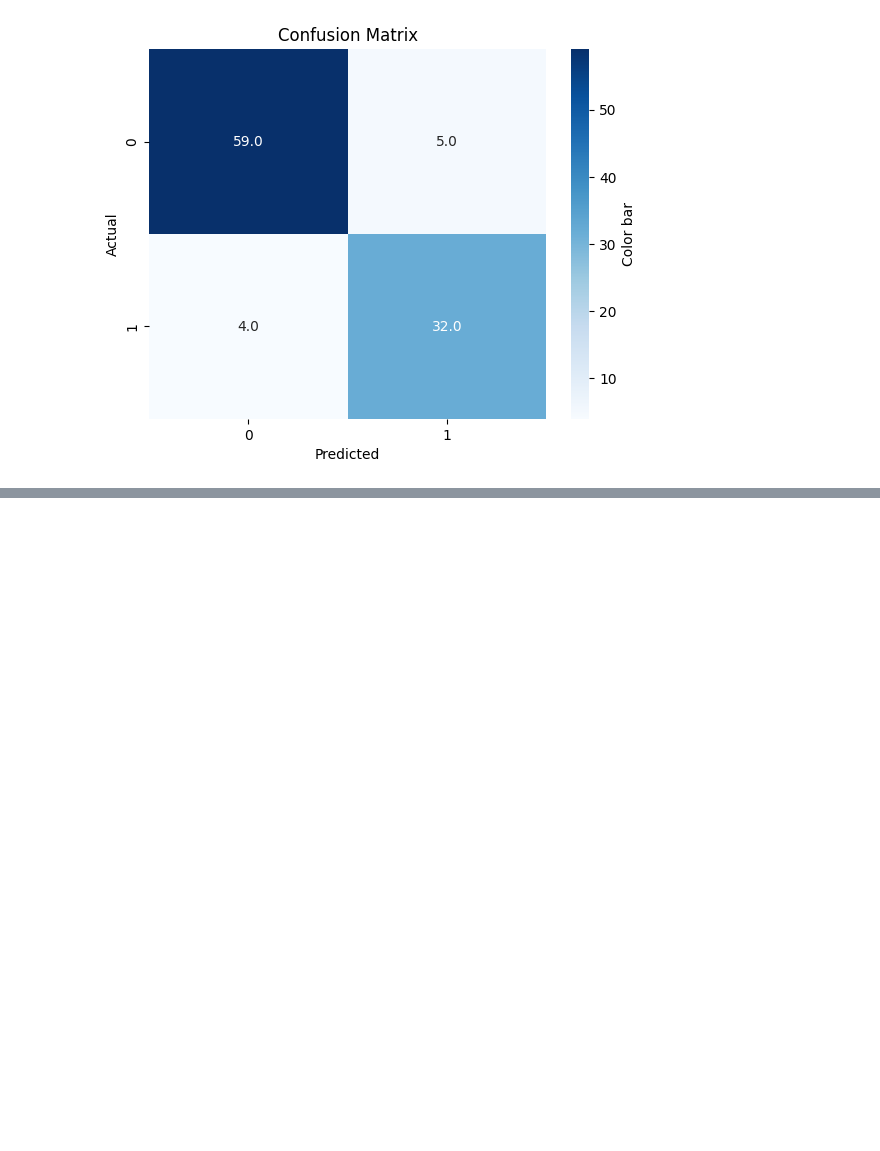
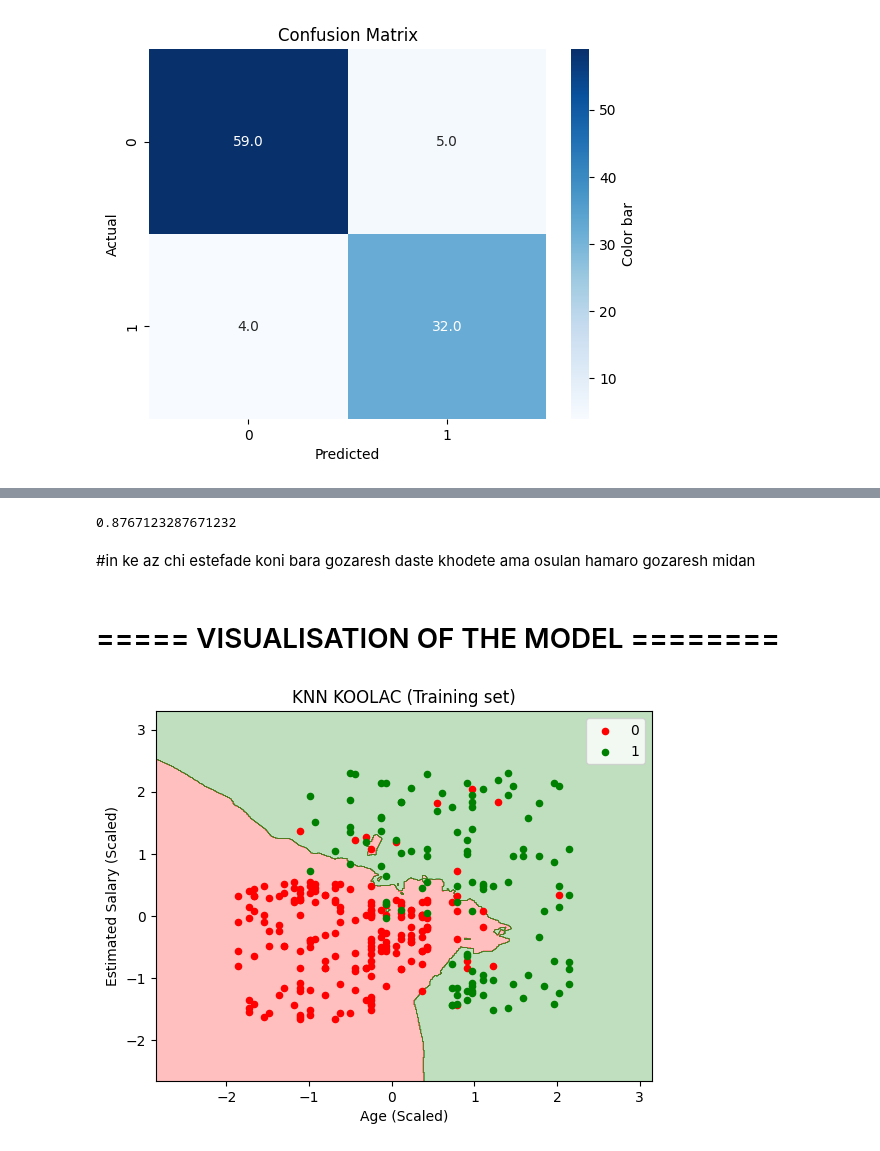
Before and after one commit to mohamadtorres/machinelearningKoolac, a Jupyter notebook: Session 2/knn.ipynb, the cells around one changed output, grey strips where cells are left out. Saved outputs shown, nothing was run; the diff lists cells and outputs as text; code cells hidden in the pictures; blank space fills up the shorter version.

```diff
--- a/Session 2/knn.ipynb
+++ b/Session 2/knn.ipynb
@@ -164,0 +179,33 @@ Text(50.722222222222214, 0.5, 'Actual')
+# %%
+print(f_score)
+# %% [output]
+0.8767123287671232
+# %% [markdown]
+#in ke az chi estefade koni bara gozaresh daste khodete ama osulan hamaro gozaresh midan
+# %% [markdown]
+# ===== VISUALISATION OF THE MODEL ========
+# %%
+#KNN mitune gheyre khati bashe nemoodaresh
+model_name = "KNN KOOLAC"
+is_scaled = True
+# %%
+from matplotlib.colors import ListedColormap
+cmap=ListedColormap(["red","green"])
+
+x_set,y_set=x_train,y_train
+
+x1,x2=np.meshgrid(np.arange(start=x_set[:,0].min()-1,stop=x_set[:,0].max()+1,step=0.01),
+                  np.arange(start=x_set[:,1].min()-1,stop=x_set[:,1].max()+1,step=0.01))
+
+plt.contourf(x1,x2,model.predict(np.array([x1.ravel(),x2.ravel()]).T).reshape(x1.shape),alpha=0.25,cmap=cmap)
+plt.xlim(x1.min(),x1.max())
+plt.ylim(x2.min(),x2.max())
+for i, j in enumerate(np.unique(y_set)):
+    plt.scatter(x_set[y_set==j,0],x_set[y_set==j,1], s=20, color=cmap(i), label=j)
+plt.title(f"{model_name} (Training set)")
+plt.xlabel("Age (Scaled)" if is_scaled else "Age")
+plt.ylabel("Estimated Salary (Scaled)" if is_scaled else "Estimated Salary")
+plt.legend()
+plt.show()
+# %% [output]
+[figure, added]
```
Also changed, not shown: parts of 8 cells of this notebook.
